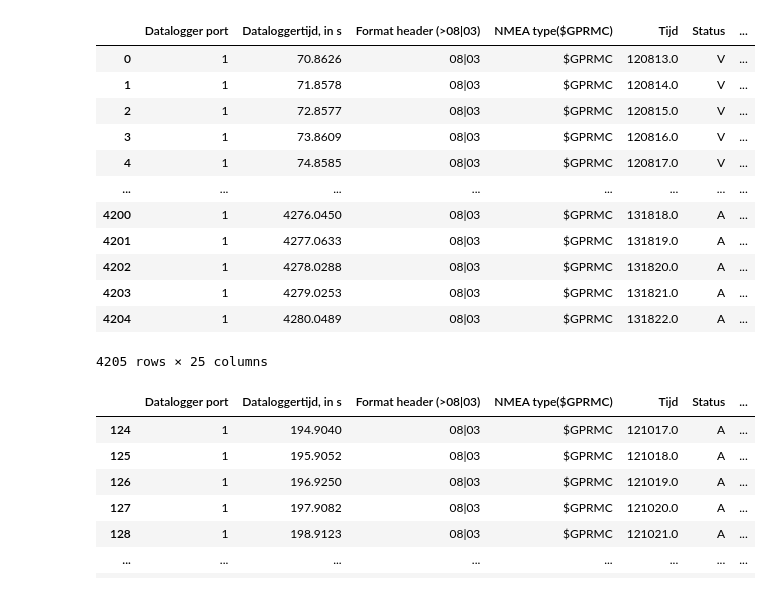
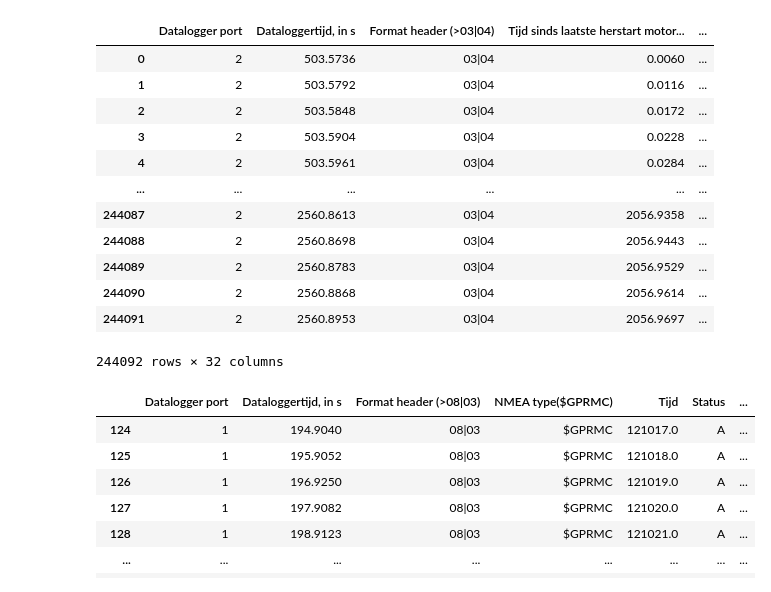
Before and after one commit to Qrax/Clean_Mobility, a Jupyter notebook: main.ipynb, the cells around one changed output. Drawn from its saved outputs; the diff is of its cells as text; code cells hidden in the pictures.

```diff
--- a/main.ipynb
+++ b/main.ipynb
@@ -15,21 +16,23 @@ file = "1.csv"
 # %%
-data_file = lib.DataInladen(f'{directory}{file}')
+data_file_motordriver = lib.DataInladen(f'{directory}{file_motordriver}')
+data_file_master = lib.DataInladen(f'{directory}{file_master}')
 # %%
-data_file
+data_file_motordriver
+#data_file_master
 # %% [output]
-|  | Datalogger port | Dataloggertijd, in s | Format header (>08|03) | NMEA type($GPRMC) | Tijd | Status | ... |
-| 0 | 1 | 70.8626 | 08|03 | $GPRMC | 120813.0 | V | ... |
-| 1 | 1 | 71.8578 | 08|03 | $GPRMC | 120814.0 | V | ... |
-| 2 | 1 | 72.8577 | 08|03 | $GPRMC | 120815.0 | V | ... |
-| 3 | 1 | 73.8609 | 08|03 | $GPRMC | 120816.0 | V | ... |
-| 4 | 1 | 74.8585 | 08|03 | $GPRMC | 120817.0 | V | ... |
-| ... | ... | ... | ... | ... | ... | ... | ... |
-| 4200 | 1 | 4276.0450 | 08|03 | $GPRMC | 131818.0 | A | ... |
-| 4201 | 1 | 4277.0633 | 08|03 | $GPRMC | 131819.0 | A | ... |
-| 4202 | 1 | 4278.0288 | 08|03 | $GPRMC | 131820.0 | A | ... |
-| 4203 | 1 | 4279.0253 | 08|03 | $GPRMC | 131821.0 | A | ... |
-| 4204 | 1 | 4280.0489 | 08|03 | $GPRMC | 131822.0 | A | ... |
+|  | Datalogger port | Dataloggertijd, in s | Format header (>03|04) | Tijd sinds laatste herstart motor... | ... |
+| 0 | 2 | 503.5736 | 03|04 | 0.0060 | ... |
+| 1 | 2 | 503.5792 | 03|04 | 0.0116 | ... |
+| 2 | 2 | 503.5848 | 03|04 | 0.0172 | ... |
+| 3 | 2 | 503.5904 | 03|04 | 0.0228 | ... |
+| 4 | 2 | 503.5961 | 03|04 | 0.0284 | ... |
+| ... | ... | ... | ... | ... | ... |
+| 244087 | 2 | 2560.8613 | 03|04 | 2056.9358 | ... |
+| 244088 | 2 | 2560.8698 | 03|04 | 2056.9443 | ... |
+| 244089 | 2 | 2560.8783 | 03|04 | 2056.9529 | ... |
+| 244090 | 2 | 2560.8868 | 03|04 | 2056.9614 | ... |
+| 244091 | 2 | 2560.8953 | 03|04 | 2056.9697 | ... |
-4205 rows × 25 columns
+244092 rows × 32 columns
 # %%
 
 yas = 'Latitude'
```
Also changed, not shown: parts of 1 cell of this notebook.
